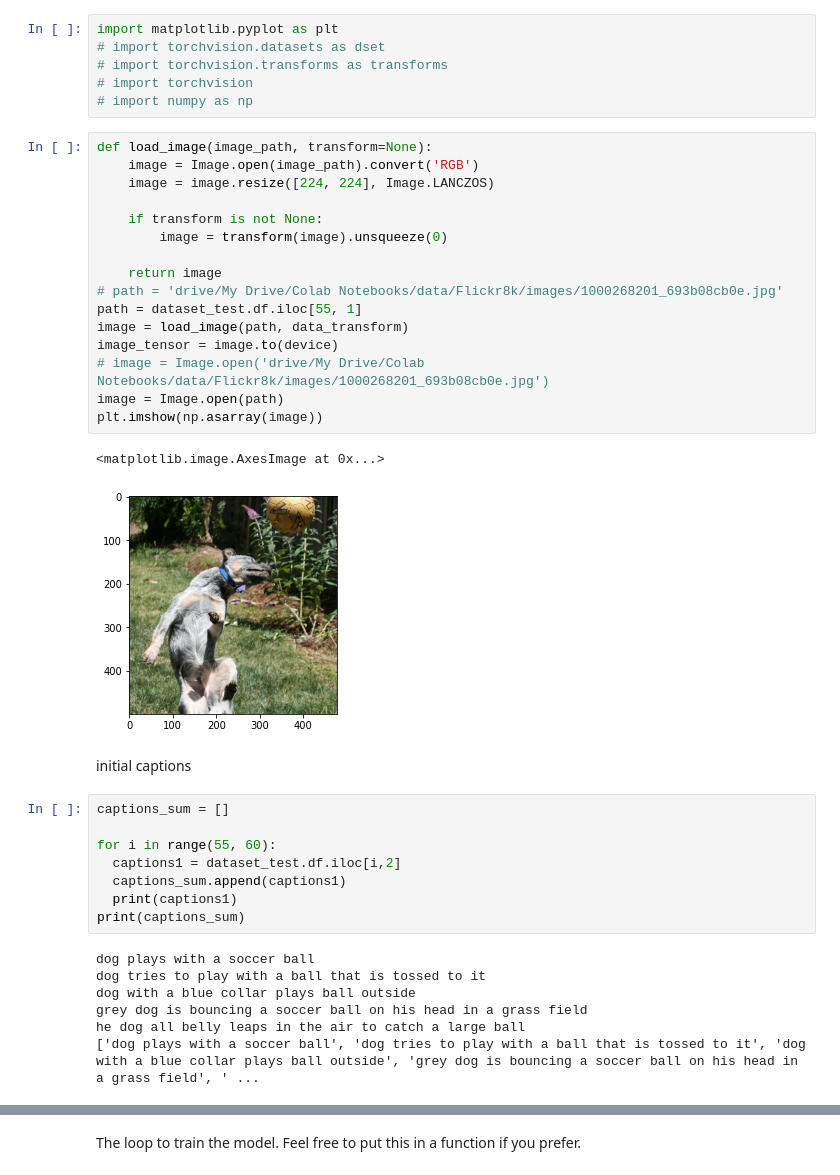
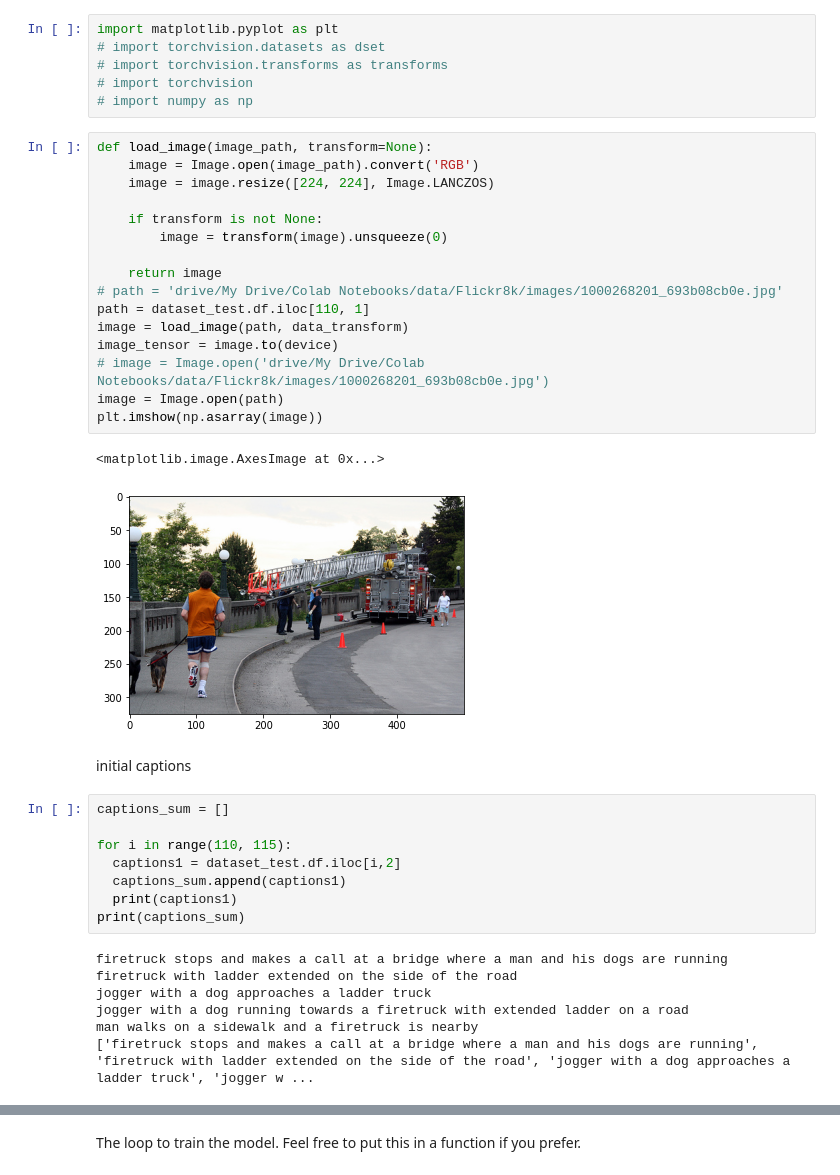
Before and after one commit to yeswhos/COMP5623-AI, a Jupyter notebook: CW2/COMP5623_CW2_Fanhui.ipynb, the cells around one changed output, grey strips where cells are left out. Drawn from its saved outputs; the diff is of its cells as text.

```diff
--- a/CW2/COMP5623_CW2_Fanhui.ipynb
+++ b/CW2/COMP5623_CW2_Fanhui.ipynb
@@ -521,36 +521,36 @@ import matplotlib.pyplot as plt
 # %%
 def load_image(image_path, transform=None):
     image = Image.open(image_path).convert('RGB')
     image = image.resize([224, 224], Image.LANCZOS)
 
     if transform is not None:
         image = transform(image).unsqueeze(0)
 
     return image
 # path = 'drive/My Drive/Colab Notebooks/data/Flickr8k/images/1000268201_693b08cb0e.jpg'
-path = dataset_test.df.iloc[55, 1]
+path = dataset_test.df.iloc[110, 1]
 image = load_image(path, data_transform)
 image_tensor = image.to(device)
 # image = Image.open('drive/My Drive/Colab Notebooks/data/Flickr8k/images/1000268201_693b08cb0e.jpg')
 image = Image.open(path)
 plt.imshow(np.asarray(image))
 # %% [output]
 <matplotlib.image.AxesImage at 0x...>
-[figure, old version]
+[figure, new version]
 # %% [markdown]
 initial captions
 # %%
 captions_sum = []
 
-for i in range(55, 60):
+for i in range(110, 115):
   captions1 = dataset_test.df.iloc[i,2]
   captions_sum.append(captions1)
   print(captions1)
 print(captions_sum)
 # %% [output]
-dog plays with a soccer ball
-dog tries to play with a ball that is tossed to it
-dog with a blue collar plays ball outside
-grey dog is bouncing a soccer ball on his head in a grass field
-he dog all belly leaps in the air to catch a large ball
-['dog plays with a soccer ball', 'dog tries to play with a ball that is tossed to it', 'dog with a blue collar plays ball outside', 'grey dog is bouncing a soccer ball on his head in a grass field', ' ...
+firetruck stops and makes a call at a bridge where a man and his dogs are running
+firetruck with ladder extended on the side of the road
+jogger with a dog approaches a ladder truck
+jogger with a dog running towards a firetruck with extended ladder on a road
+man walks on a sidewalk and a firetruck is nearby
+['firetruck stops and makes a call at a bridge where a man and his dogs are running', 'firetruck with ladder extended on the side of the road', 'jogger with a dog approaches a ladder truck', 'jogger w ...
```
Also changed, not shown: parts of 8 cells of this notebook.
